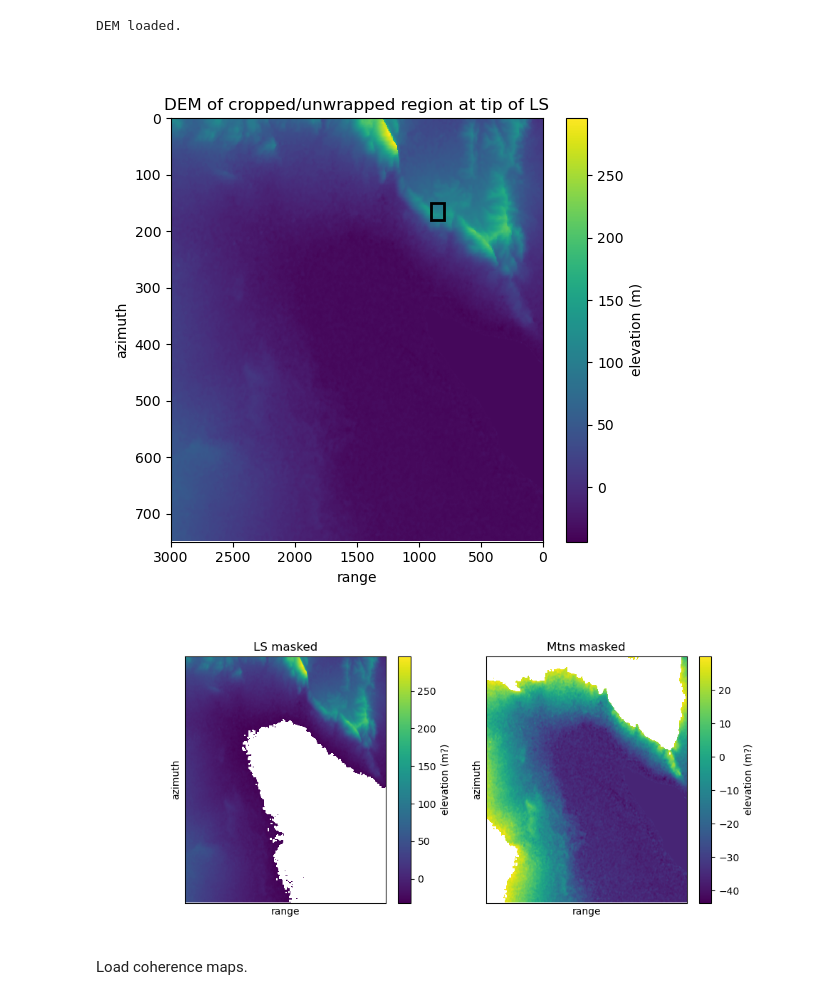
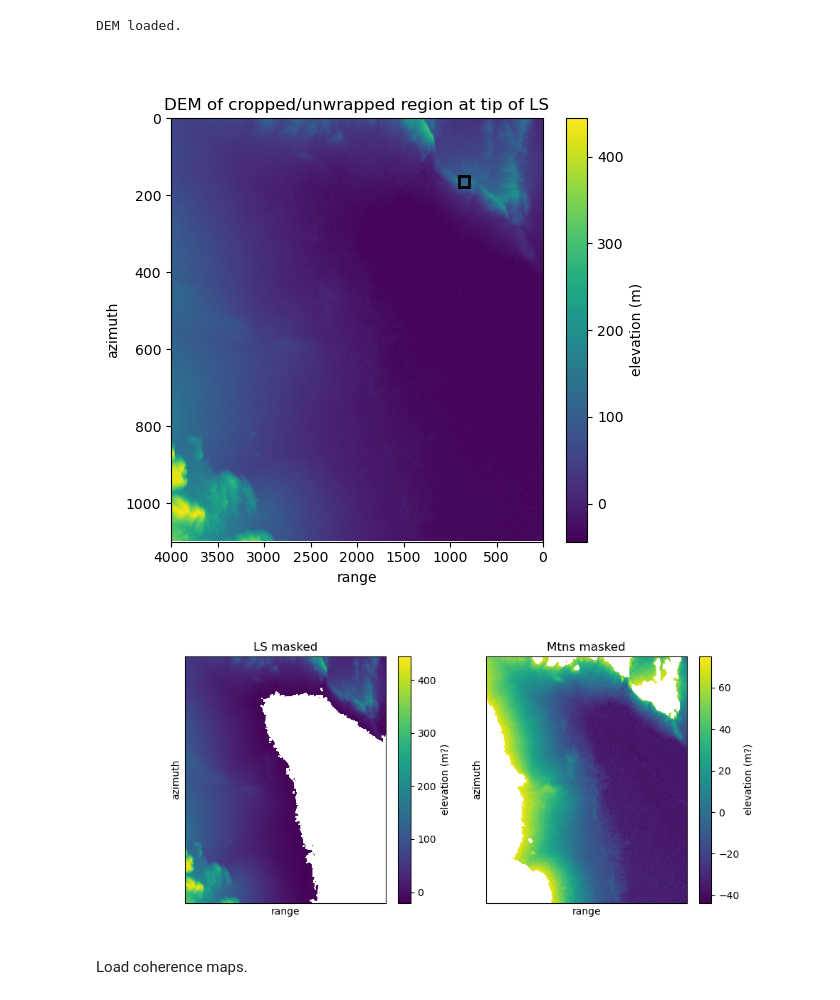
Before and after one commit to opaschall/LagunaSalada, a Jupyter notebook: 11_unwrapped_igrams/choosing_reference_pixels.ipynb, the cells around one changed output. Drawn from its saved outputs; the diff is of its cells as text; code cells hidden in the pictures.

```diff
--- a/11_unwrapped_igrams/choosing_reference_pixels.ipynb
+++ b/11_unwrapped_igrams/choosing_reference_pixels.ipynb
@@ -32,7 +38,7 @@ Load the DEM.
 # %%
 # set the driver first, only do once.
 driver=gdal.GetDriverByName('ISCE')
-demDir = '/data/ocp4/LagunaSalada/cropped_9000_1800_18000_3600/geom_reference'
+demDir = '/data/ocp4/LagunaSalada/Data_and_Figs/cropped_9000_1800_18000_3600/geom_reference'
 
 # size of full res SLCs (same as DEM)
 dxIN=18000
@@ -50,6 +56,11 @@ DEM loaded.
 box = np.zeros((5,2))
 x1 = 17000; x2 = 14000
 y1 = 1750;  y2 = 1000
+
+# larger box with western mtns
+x1 = 18000
+y1 = 2100
+
 box[0] = [x1,y1]; box[1] = [x2,y1]
 box[2] = [x2,y2]; box[3] = [x1,y2]; box[4] = box[0]
 elev_cropped = elev[y2:y1,x2:x1]
@@ -63,21 +74,26 @@ plt.title('DEM of cropped/unwrapped region at tip of LS')
 plt.colorbar(label='elevation (m)')
 plt.show()
 # %% [output]
-[figure, old version]
+[figure, new version]
 # %%
-elev_masked_LS = np.ma.masked_where(elev_cropped<-32,elev_cropped)
-elev_masked_mtns = np.ma.masked_where(elev_cropped>30,elev_cropped)
+# small cropped area
+# elev_masked_LS = np.ma.masked_where(elev_cropped<-20,elev_cropped)
+# elev_masked_mtns = np.ma.masked_where(elev_cropped>75,elev_cropped)
+
+# larger area with western mtns
+elev_masked_LS = np.ma.masked_where(elev_cropped<-20,elev_cropped)
+elev_masked_mtns = np.ma.masked_where(elev_cropped>75,elev_cropped)
 
 plt.figure(figsize=(10,4.5))
 plt.subplot(1,2,1)
 plt.imshow(elev_masked_LS, cmap='viridis',aspect='auto'); plt.xlim(x1-x2,0); plt.xticks([]); plt.yticks([])
 plt.xlabel('range'); plt.ylabel('azimuth'); plt.title('LS masked'); plt.colorbar(label='elevation (m?)')
 plt.subplot(1,2,2)
 plt.imshow(elev_masked_mtns, cmap='viridis',aspect='auto'); plt.xlim(x1-x2,0); plt.xticks([]); plt.yticks([])
 plt.xlabel('range'); plt.ylabel('azimuth'); plt.title('Mtns masked'); plt.colorbar(label='elevation (m?)')
 plt.show()
 # %% [output]
-[figure, old version]
+[figure, new version]
 # %% [markdown]
 Load coherence maps.
 # %%
```
Also changed, not shown: parts of 8 cells of this notebook, 12 other files.
